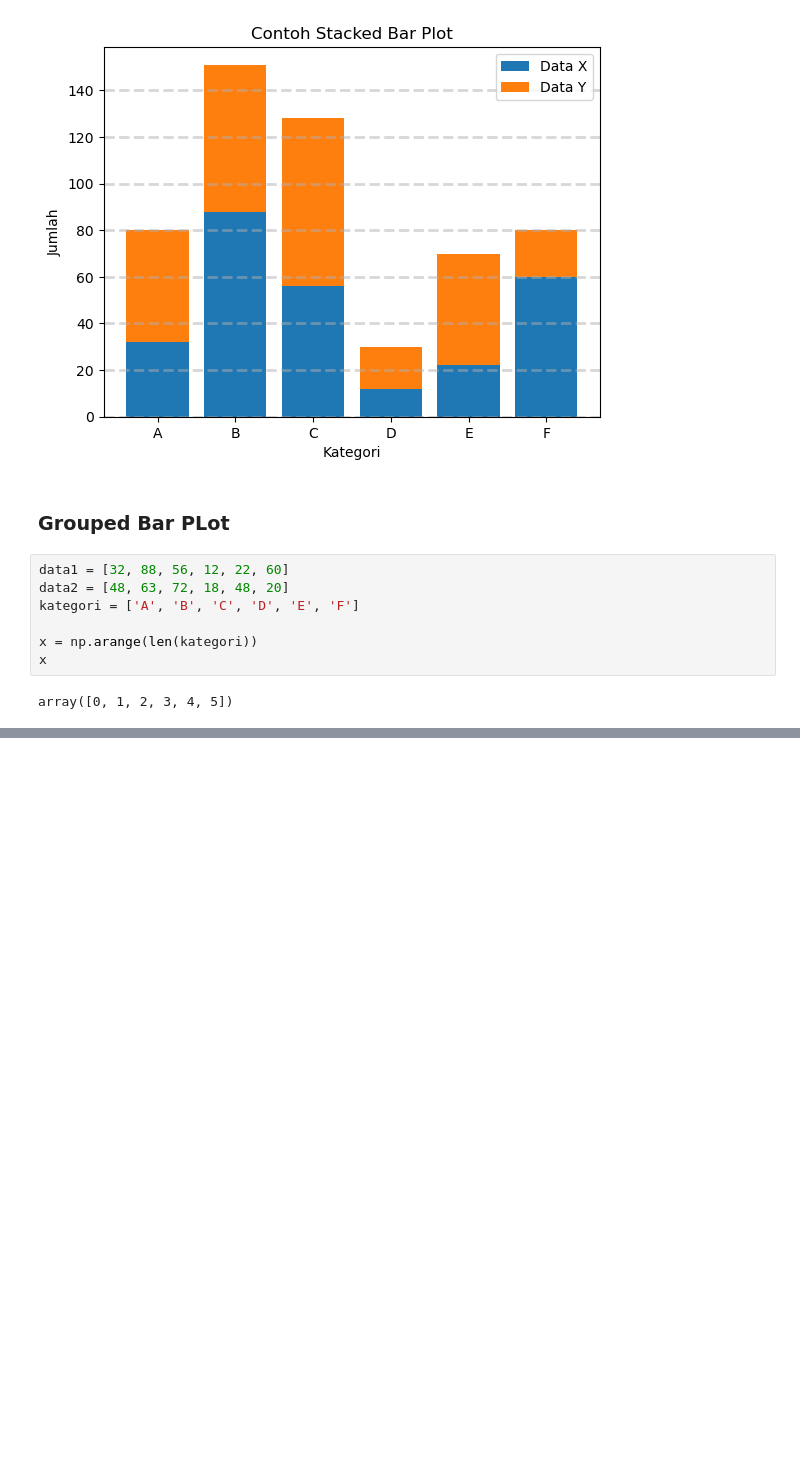
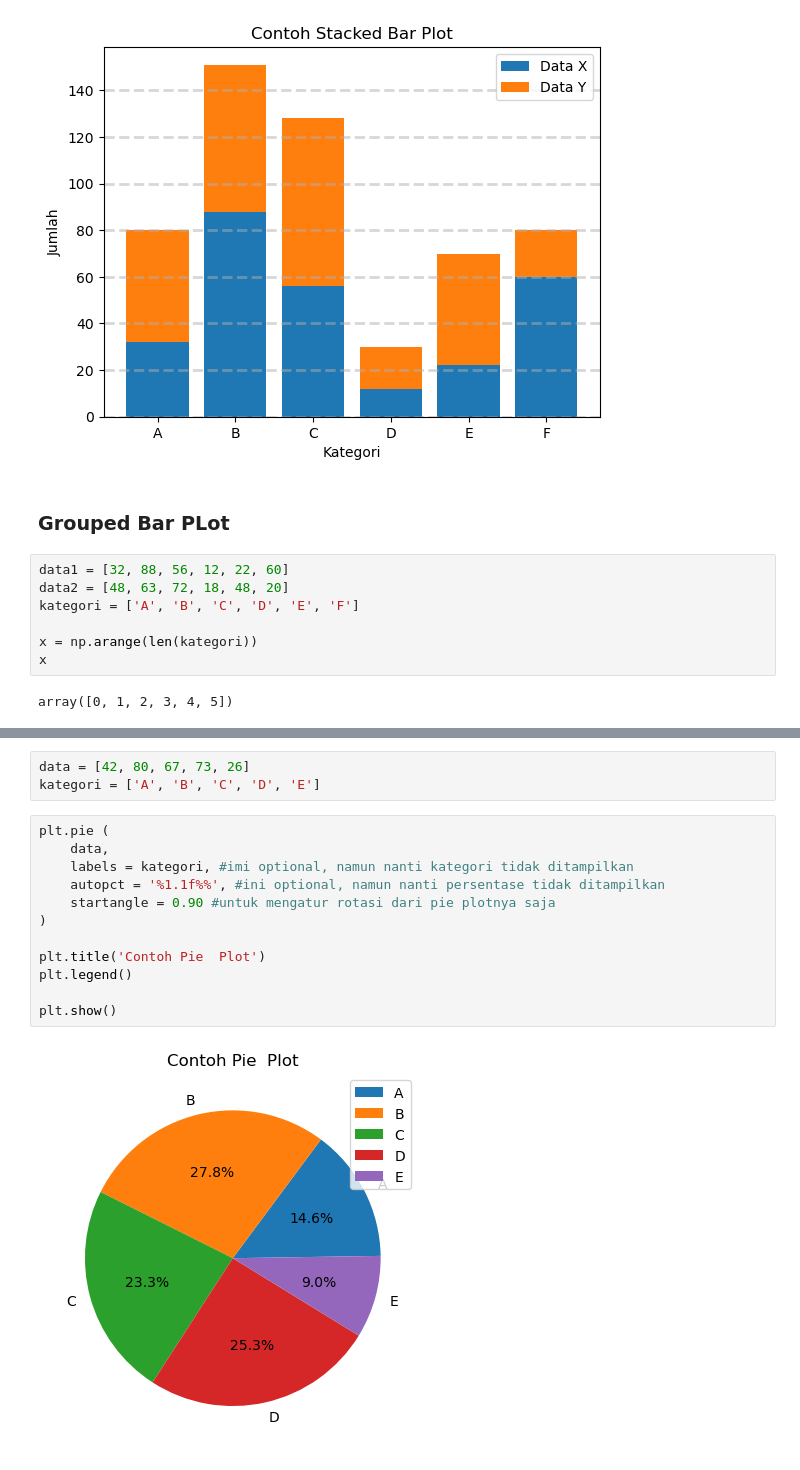
Before and after one commit to Edy-Mochamad/Learn-visualization-data, a Jupyter notebook: pengenalan-Matplotlib.ipynb, the cells around one changed output, grey strips where cells are left out. Cells and saved outputs as stored; diff of their text form; blank space fills up the shorter version.

```diff
--- a/pengenalan-Matplotlib.ipynb
+++ b/pengenalan-Matplotlib.ipynb
@@ -616,0 +623,17 @@ plt.show()
+# %%
+data = [42, 80, 67, 73, 26]
+kategori = ['A', 'B', 'C', 'D', 'E']
+# %%
+plt.pie (
+    data,
+    labels = kategori, #imi optional, namun nanti kategori tidak ditampilkan
+    autopct = '%1.1f%%', #ini optional, namun nanti persentase tidak ditampilkan
+    startangle = 0.90 #untuk mengatur rotasi dari pie plotnya saja
+)
+
+plt.title('Contoh Pie  Plot')
+plt.legend()
+
+plt.show()
+# %% [output]
+[figure, added]
```
Also changed, not shown: parts of 4 cells of this notebook.
